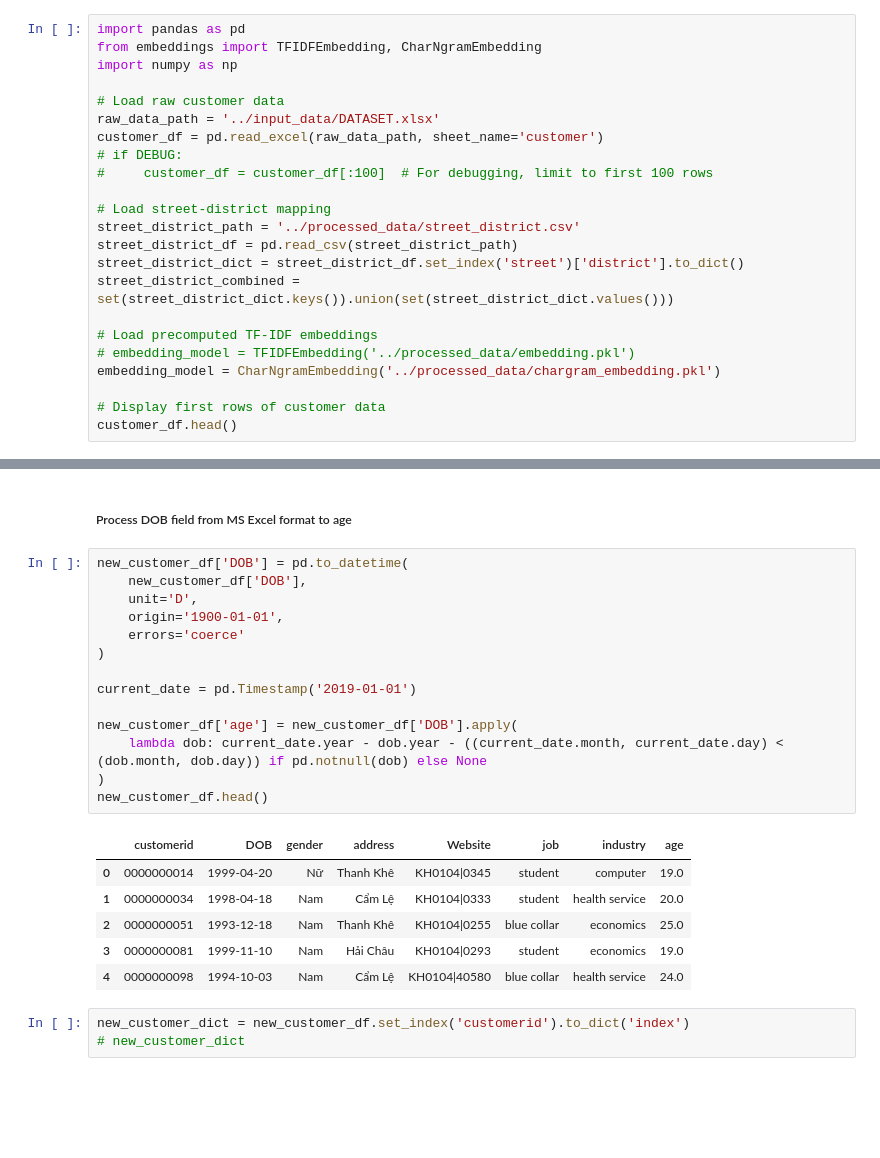
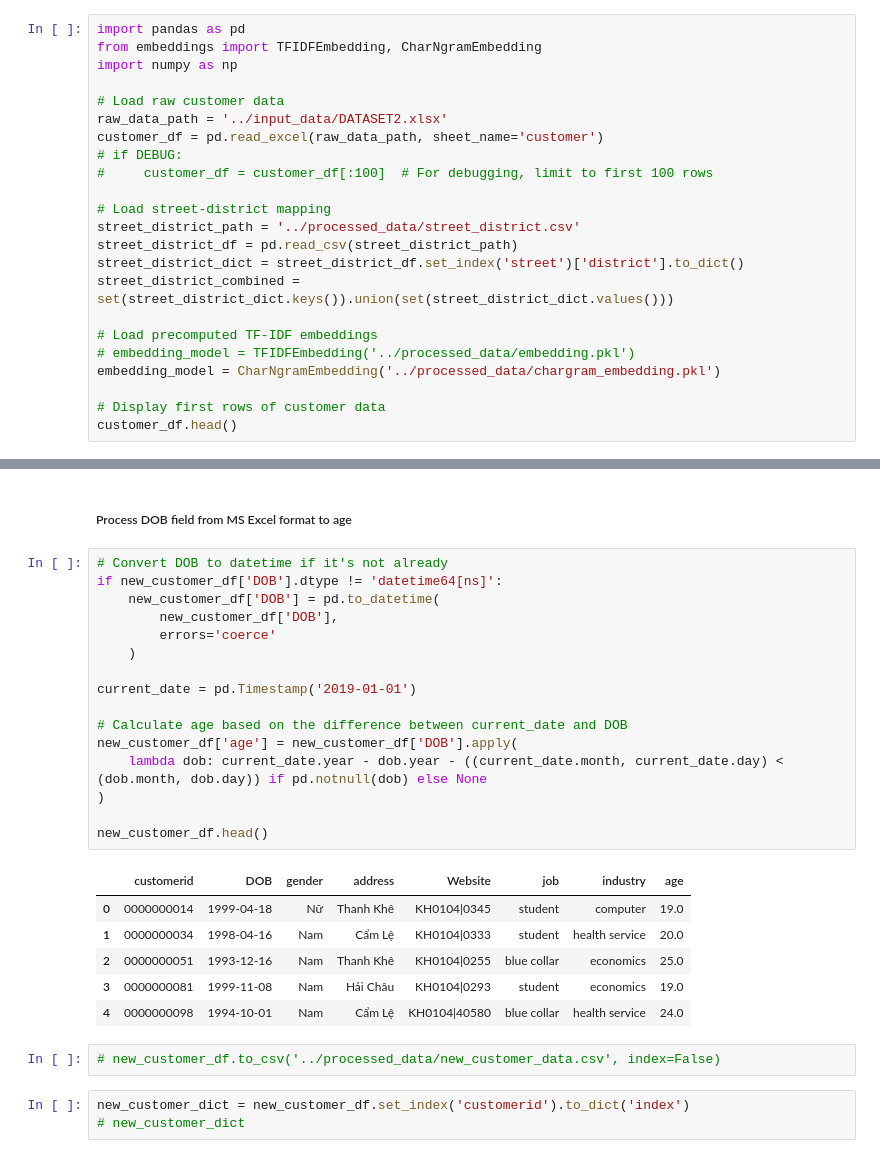
Before and after one commit to bobaonhan123/movie_gerne_prediction, a Jupyter notebook: src/raw_cleaning.ipynb, the cells around one changed output, grey strips where cells are left out. Cells and saved outputs as stored; diff of their text form; blank space fills up the shorter version.

```diff
--- a/src/raw_cleaning.ipynb
+++ b/src/raw_cleaning.ipynb
@@ -8,7 +8,7 @@ from embeddings import TFIDFEmbedding, CharNgramEmbedding
 import numpy as np
 
 # Load raw customer data
-raw_data_path = '../input_data/DATASET.xlsx'
+raw_data_path = '../input_data/DATASET2.xlsx'
 customer_df = pd.read_excel(raw_data_path, sheet_name='customer')
 # if DEBUG:
 #     customer_df = customer_df[:100]  # For debugging, limit to first 100 rows
@@ -59,26 +59,30 @@ new_customer_df.head()
 # %% [markdown]
 ##### Process DOB field from MS Excel format to age
 # %%
-new_customer_df['DOB'] = pd.to_datetime(
-    new_customer_df['DOB'],
-    unit='D',
-    origin='1900-01-01',
-    errors='coerce'
-)
+# Convert DOB to datetime if it's not already
+if new_customer_df['DOB'].dtype != 'datetime64[ns]':
+    new_customer_df['DOB'] = pd.to_datetime(
+        new_customer_df['DOB'],
+        errors='coerce'
+    )
 
 current_date = pd.Timestamp('2019-01-01')
 
+# Calculate age based on the difference between current_date and DOB
 new_customer_df['age'] = new_customer_df['DOB'].apply(
     lambda dob: current_date.year - dob.year - ((current_date.month, current_date.day) < (dob.month, dob.day)) if pd.notnull(dob) else None
 )
+
 new_customer_df.head()
 # %% [output]
 |  | customerid | DOB | gender | address | Website | job | industry | age |
-| 0 | 0000000014 | 1999-04-20 | Nữ | Thanh Khê | KH0104|0345 | student | computer | 19.0 |
-| 1 | 0000000034 | 1998-04-18 | Nam | Cẩm Lệ | KH0104|0333 | student | health service | 20.0 |
-| 2 | 0000000051 | 1993-12-18 | Nam | Thanh Khê | KH0104|0255 | blue collar | economics | 25.0 |
-| 3 | 0000000081 | 1999-11-10 | Nam | Hải Châu | KH0104|0293 | student | economics | 19.0 |
-| 4 | 0000000098 | 1994-10-03 | Nam | Cẩm Lệ | KH0104|40580 | blue collar | health service | 24.0 |
+| 0 | 0000000014 | 1999-04-18 | Nữ | Thanh Khê | KH0104|0345 | student | computer | 19.0 |
+| 1 | 0000000034 | 1998-04-16 | Nam | Cẩm Lệ | KH0104|0333 | student | health service | 20.0 |
+| 2 | 0000000051 | 1993-12-16 | Nam | Thanh Khê | KH0104|0255 | blue collar | economics | 25.0 |
+| 3 | 0000000081 | 1999-11-08 | Nam | Hải Châu | KH0104|0293 | student | economics | 19.0 |
+| 4 | 0000000098 | 1994-10-01 | Nam | Cẩm Lệ | KH0104|40580 | blue collar | health service | 24.0 |
+# %%
+# new_customer_df.to_csv('../processed_data/new_customer_data.csv', index=False)
 # %%
 new_customer_dict = new_customer_df.set_index('customerid').to_dict('index')
 # new_customer_dict
```
Also changed, not shown: parts of 2 cells of this notebook, 8 other files.
